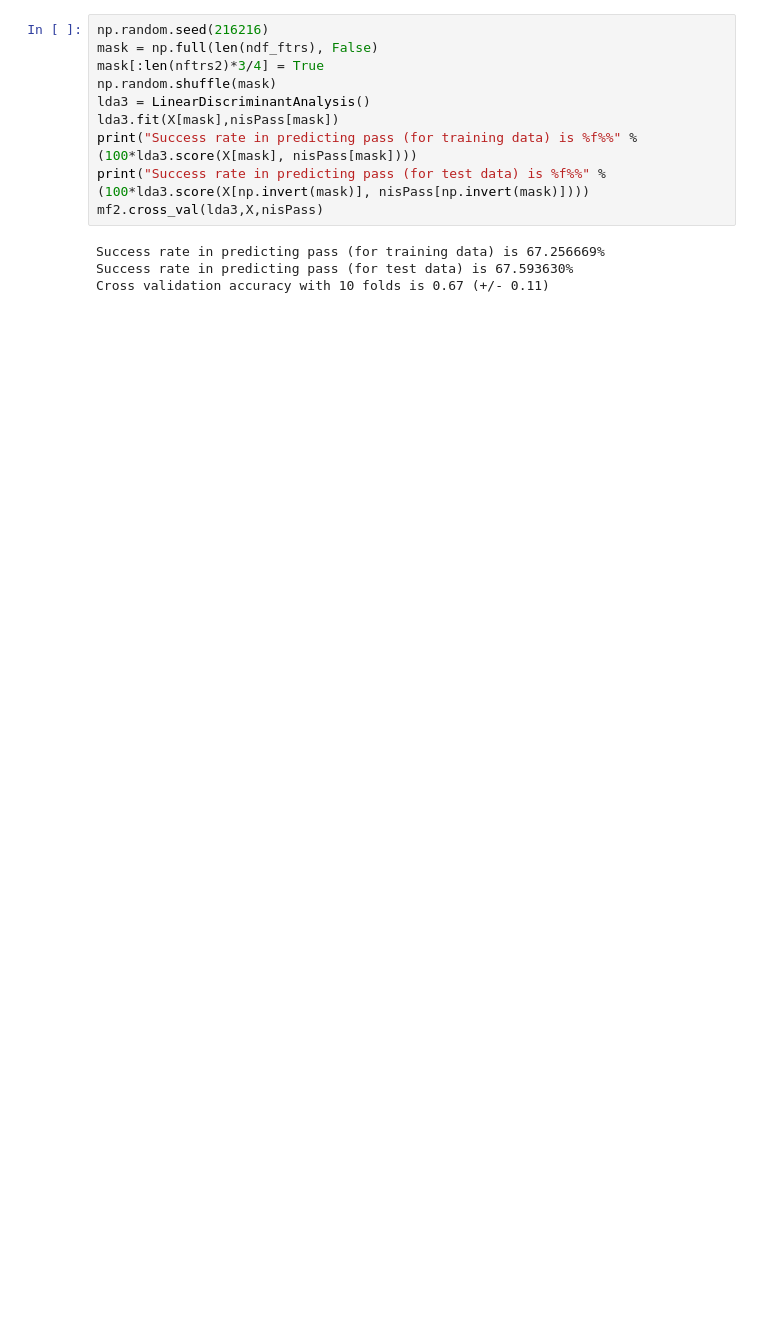
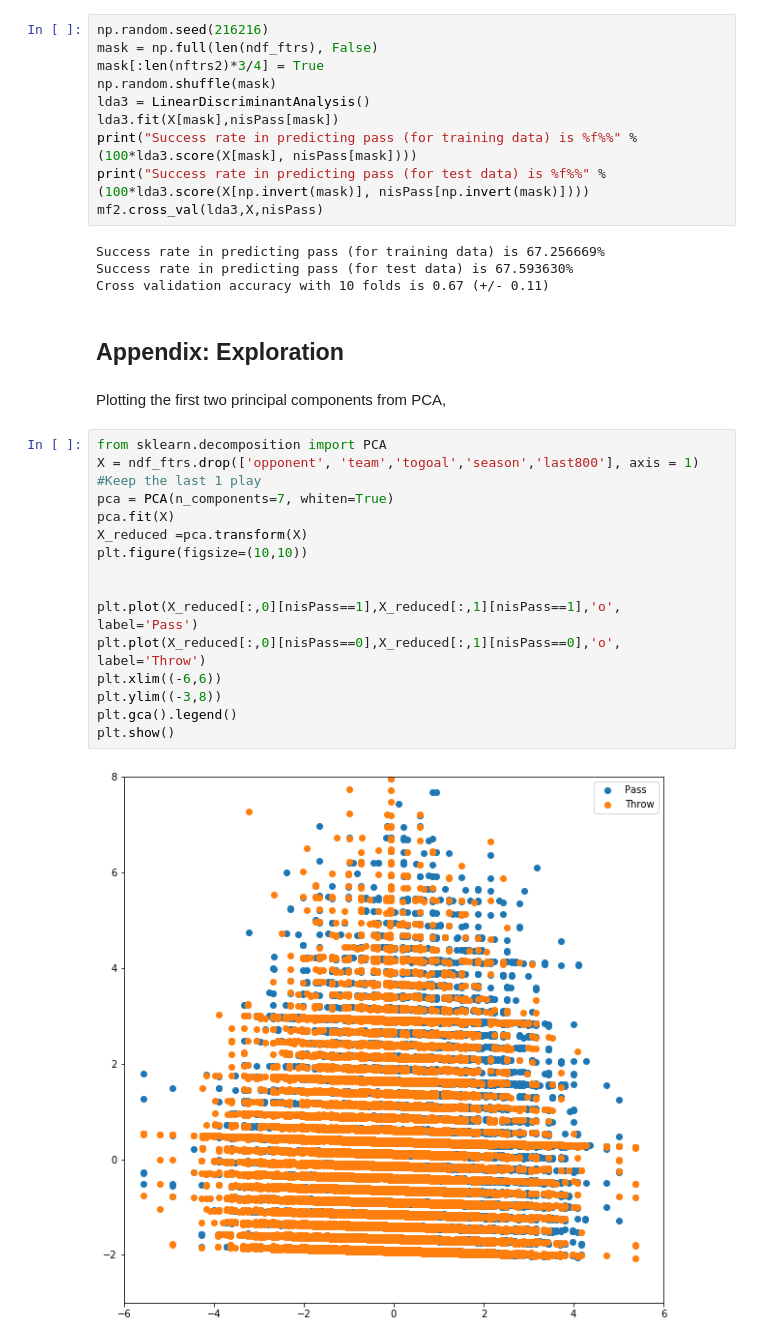
Before and after one commit to tynanseltzer/AM216, a Jupyter notebook: playPred/Play Prediction.ipynb, the cells around one changed output. Saved outputs shown, nothing was run; the diff lists cells and outputs as text; blank space fills up the shorter version.

```diff
--- a/playPred/Play Prediction.ipynb
+++ b/playPred/Play Prediction.ipynb
@@ -295,3 +303,24 @@ mf2.cross_val(lda3,X,nisPass)
 Success rate in predicting pass (for training data) is 67.256669%
 Success rate in predicting pass (for test data) is 67.593630%
 Cross validation accuracy with 10 folds is 0.67 (+/- 0.11)
+# %% [markdown]
+## Appendix: Exploration
+# %% [markdown]
+Plotting the first two principal components from PCA,
+# %%
+from sklearn.decomposition import PCA
+X = ndf_ftrs.drop(['opponent', 'team','togoal','season','last800'], axis = 1) #Keep the last 1 play
+pca = PCA(n_components=7, whiten=True)
+pca.fit(X)
+X_reduced =pca.transform(X)
+plt.figure(figsize=(10,10))
+
+
+plt.plot(X_reduced[:,0][nisPass==1],X_reduced[:,1][nisPass==1],'o', label='Pass')
+plt.plot(X_reduced[:,0][nisPass==0],X_reduced[:,1][nisPass==0],'o', label='Throw')
+plt.xlim((-6,6))
+plt.ylim((-3,8))
+plt.gca().legend()
+plt.show()
+# %% [output]
+[figure, added]
```
Also changed, not shown: parts of 13 cells of this notebook, 7 other files.
